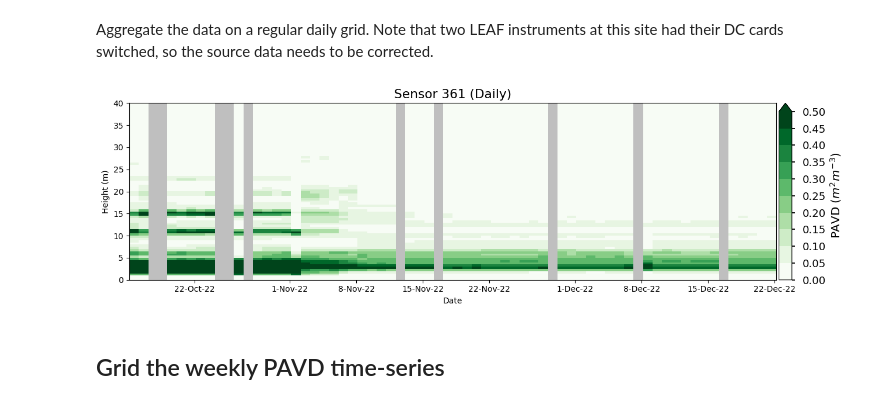
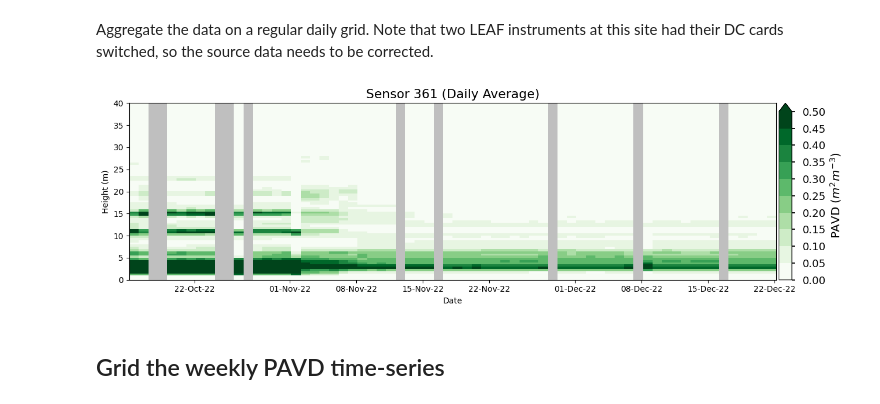
Before and after one commit to armstonj/pylidar-tls-canopy, a Jupyter notebook: notebooks/03_leaf_example.ipynb, the cells around one changed output. Cells and saved outputs as stored; diff of their text form; code cells hidden in the pictures.

```diff
--- a/notebooks/03_leaf_example.ipynb
+++ b/notebooks/03_leaf_example.ipynb
@@ -96,7 +96,7 @@ def plot_timseries_2d(data, clim=[0,0.2], title=None, nbins='auto', cmap='gist_e
         ax.set_facecolor(facecolor)
         ax.set(adjustable='datalim', xlabel='Date', ylabel='Height (m)')
         ax.xaxis_date()
-        date_format = mdates.DateFormatter('%-d-%b-%y')
+        date_format = mdates.DateFormatter('%d-%b-%y')
         ax.xaxis.set_major_formatter(date_format)
         if xticks is not None:
             ax.set_xticks(xticks)
@@ -122,7 +122,7 @@ def plot_timseries_1d(dates, values, quality, fitted=None, xlim=[None,None], yli
         ax.scatter(dates[~quality], values[~quality], linestyle=linestyle, color='Brown', label='False')
         if fitted is not None:
             ax.plot(dates, fitted, linestyle=linestyle, color='Black')
-        date_format = mdates.DateFormatter('%-d-%b-%y')
+        date_format = mdates.DateFormatter('%d-%b-%y')
         ax.xaxis.set_major_formatter(date_format)
         ax.set(xlabel='Date', ylabel=ylabel, xlim=xlim, ylim=ylim)
     fig.autofmt_xdate()
@@ -305,14 +328,14 @@ with grid.LidarGrid(ncols, nbins, 0, nbins, resolution=1, init_cntgrid=True) as
 # %%
 max_date = leaf_hinge_dates[0] + timedelta(days=res * ncols)
 extent = [mdates.date2num(leaf_hinge_dates[0]),mdates.date2num(max_date),0,max_h]
 
 pavd_grid = np.ma.masked_equal(pavd_grid, -9999)
 
-plot_timseries_2d(pavd_grid[0,::-1,:], clim=[0,0.5], title=f'Sensor {sensor:d} (Daily)', nbins=10,
+plot_timseries_2d(pavd_grid[0,::-1,:], clim=[0,0.5], title=f'Sensor {sensor:d} (Daily Average)', nbins=10,
                   cmap=matplotlib.cm.get_cmap('Greens',10), label=r'PAVD ($m^{2} m^{-3}$)',
                   facecolor='0.75', extend='max', extent=extent, figsize=(13,4))
 # %% [output]
-[figure, old version]
+[figure, new version]
 # %% [markdown]
 ## Grid the weekly PAVD time-series
 # %% [markdown]
```
Also changed, not shown: parts of 6 cells of this notebook, 2 other files.
